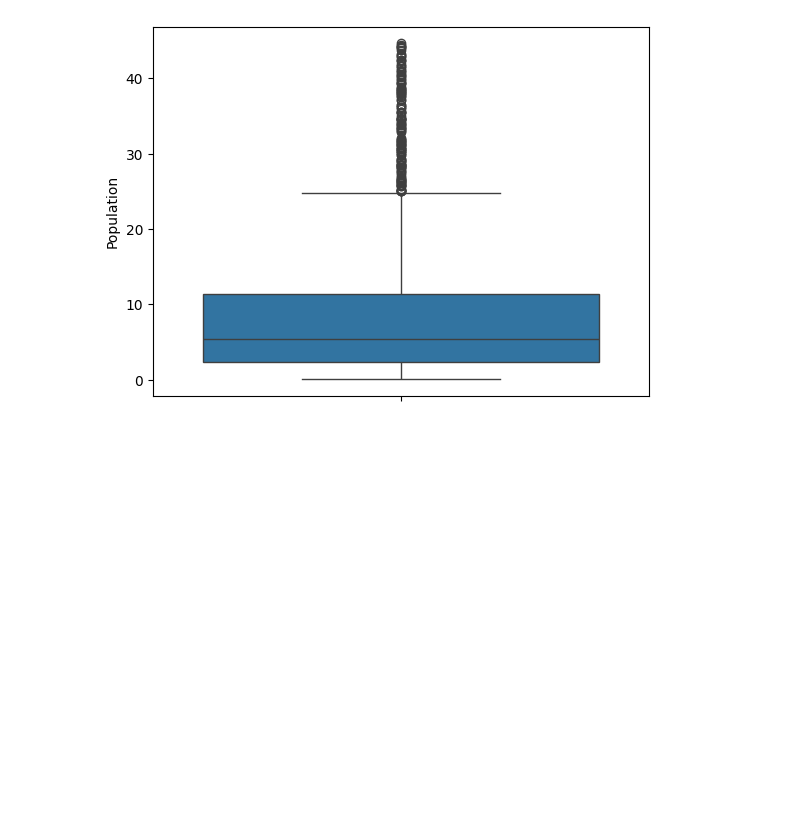
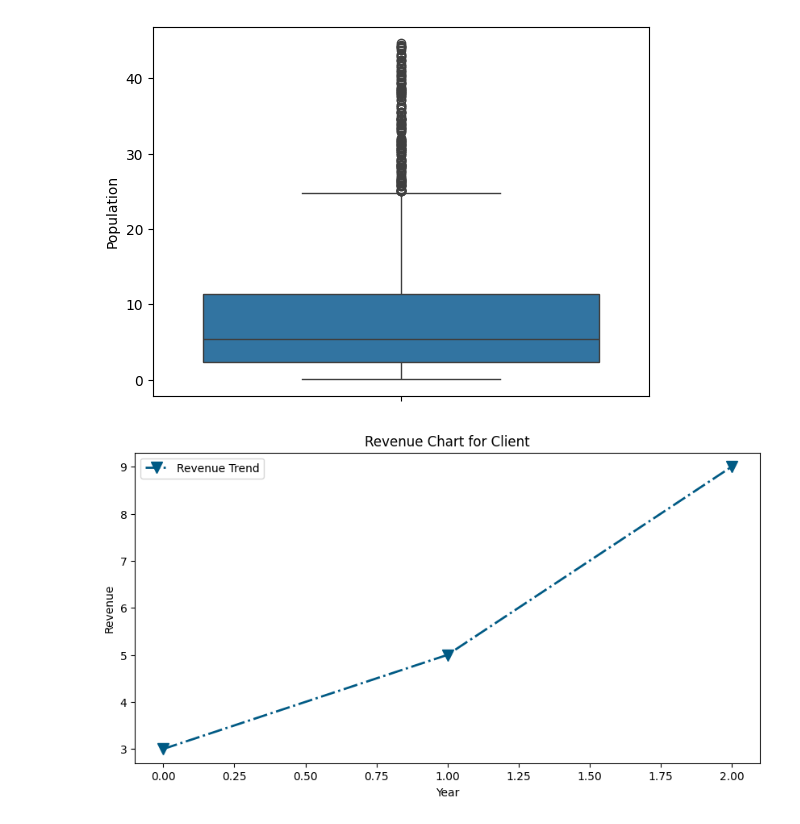
Before and after one commit to naynishb/farmers_market, a Jupyter notebook: mit/pandas.ipynb, the cells around one changed output. Drawn from its saved outputs; the diff is of its cells as text; code cells hidden in the pictures; blank space fills up the shorter version.

```diff
--- a/mit/pandas.ipynb
+++ b/mit/pandas.ipynb
@@ -753,0 +756,14 @@ sns.boxplot(df_removed_pop_outlier["Population"])
+# %%
+x_values = [0,1,2]
+y_values = [3,5,9]
+plt.figure(figsize=(10,5))
+plt.plot(x_values,y_values, color = "#005A84",linestyle = "-.",
+        linewidth = 2, marker = "v",markersize = 10,label = "Revenue Trend"
+        )  # '-', '--', '-.', ':', ''
+plt.xlabel("Year")
+plt.ylabel("Revenue")
+plt.title("Revenue Chart for Client")
+plt.legend()
+plt.show()
+# %% [output]
+[figure, added]
```
Also changed, not shown: parts of 12 cells of this notebook.
